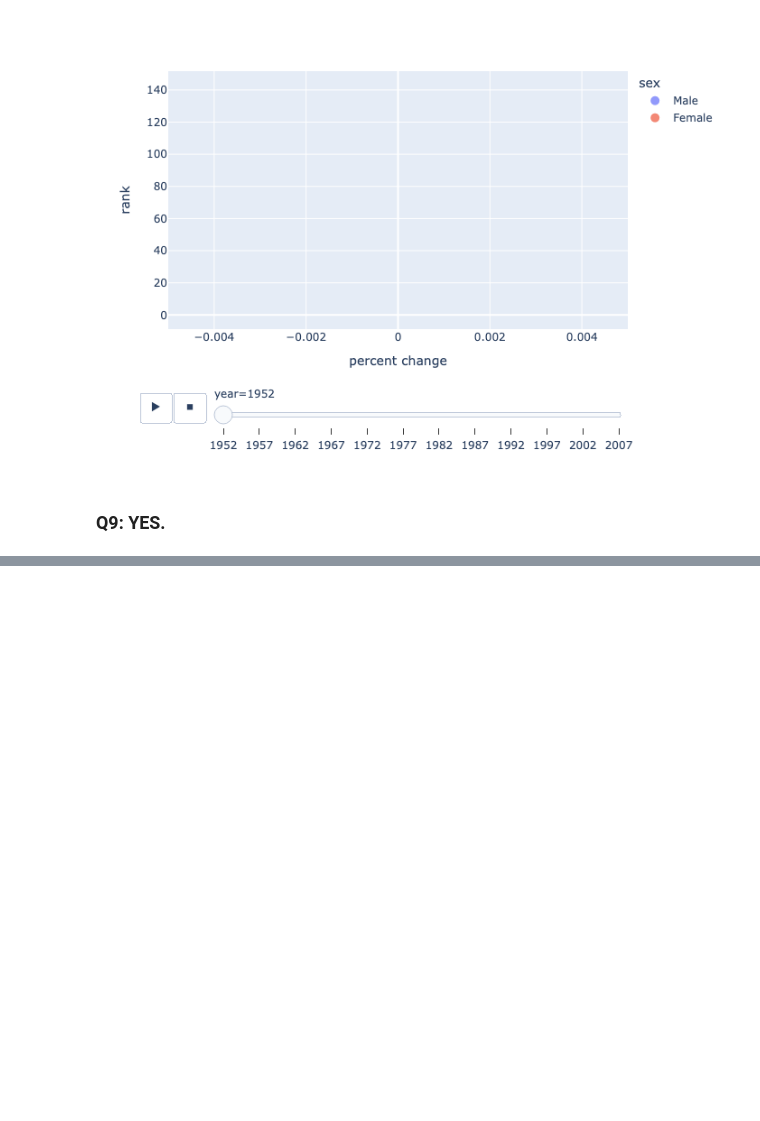
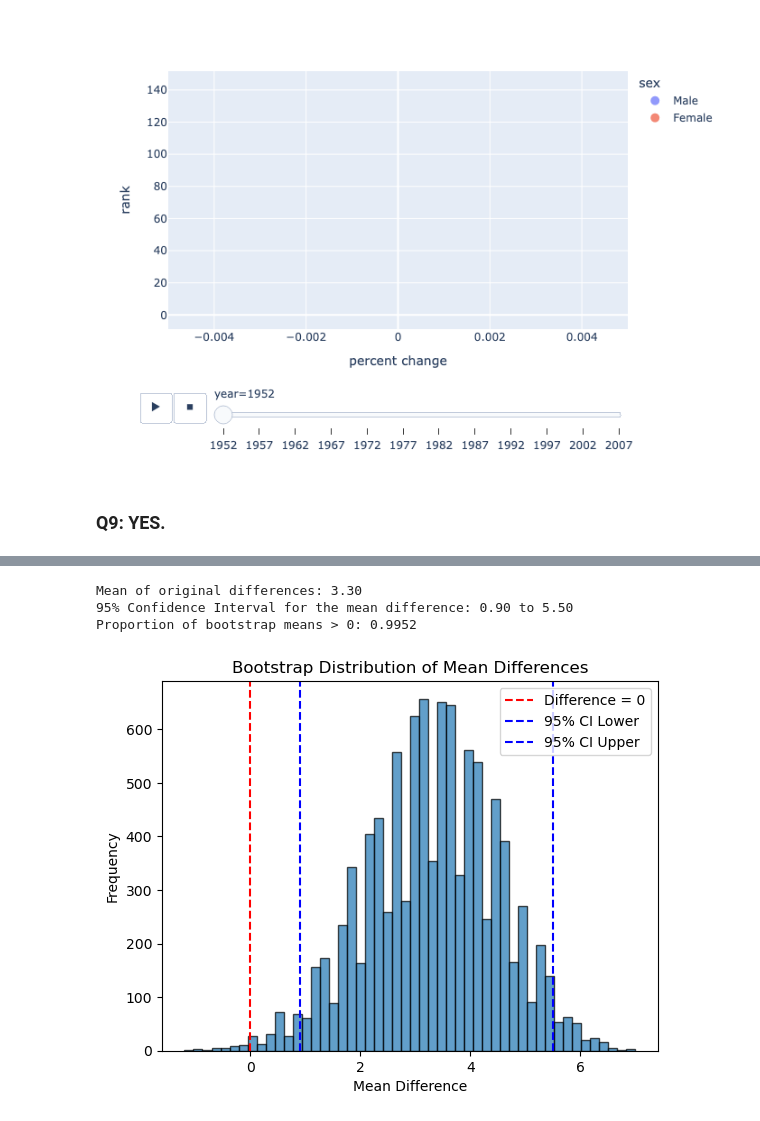
Before and after one commit to Hwwv/STA130, a Jupyter notebook: Notebook_STA130.ipynb, the cells around one changed output, grey strips where cells are left out. Drawn from its saved outputs; the diff is of its cells as text; code cells hidden in the pictures; blank space fills up the shorter version.

```diff
--- a/Notebook_STA130.ipynb
+++ b/Notebook_STA130.ipynb
@@ -1568,0 +1843,63 @@ fig.show(renderer = 'png')
+# %%
+import numpy as np
+import pandas as pd
+import matplotlib.pyplot as plt
+
+# Sample data
+data = {
+    'PatientID': range(1, 11),
+    'Age': [45, 34, 29, 52, 37, 41, 33, 48, 26, 39],
+    'Gender': ['M', 'F', 'M', 'F', 'M', 'F', 'M', 'F', 'M', 'F'],
+    'InitialHealthScore': [84, 78, 83, 81, 81, 80, 79, 85, 76, 83],
+    'FinalHealthScore': [86, 86, 80, 86, 84, 86, 86, 82, 83, 84]
+}
+
+df = pd.DataFrame(data)
+
+# Calculate differences
+df['Difference'] = df['FinalHealthScore'] - df['InitialHealthScore']
+differences = df['Difference'].values
+
+# Bootstrapping parameters
+n_iterations = 10000
+n_size = len(differences)
+bootstrap_means = []
+
+# Perform bootstrapping
+for _ in range(n_iterations):
+    sample = np.random.choice(differences, size=n_size, replace=True)
+    bootstrap_mean = np.mean(sample)
+    bootstrap_means.append(bootstrap_mean)
+
+# Convert to numpy array for easier manipulation
+bootstrap_means = np.array(bootstrap_means)
+
+# Calculate confidence interval
+confidence_level = 0.95
+lower_percentile = (1 - confidence_level) / 2 * 100
+upper_percentile = (1 + confidence_level) / 2 * 100
+conf_interval = np.percentile(bootstrap_means, [lower_percentile, upper_percentile])
+
+# Calculate the proportion of bootstrap means greater than 0
+prop_greater_than_zero = np.mean(bootstrap_means > 0)
+
+# Output results
+print(f"Mean of original differences: {np.mean(differences):.2f}")
+print(f"95% Confidence Interval for the mean difference: {conf_interval[0]:.2f} to {conf_interval[1]:.2f}")
+print(f"Proportion of bootstrap means > 0: {prop_greater_than_zero:.4f}")
+
+# Plot the bootstrap distribution
+plt.hist(bootstrap_means, bins=50, edgecolor='k', alpha=0.7)
+plt.axvline(x=0, color='red', linestyle='--', label='Difference = 0')
+plt.axvline(x=conf_interval[0], color='blue', linestyle='--', label='95% CI Lower')
+plt.axvline(x=conf_interval[1], color='blue', linestyle='--', label='95% CI Upper')
+plt.title('Bootstrap Distribution of Mean Differences')
+plt.xlabel('Mean Difference')
+plt.ylabel('Frequency')
+plt.legend()
+plt.show()
+# %% [output]
+Mean of original differences: 3.30
+95% Confidence Interval for the mean difference: 0.90 to 5.50
+Proportion of bootstrap means > 0: 0.9952
+[figure, added]
```
Also changed, not shown: parts of 13 cells of this notebook.
